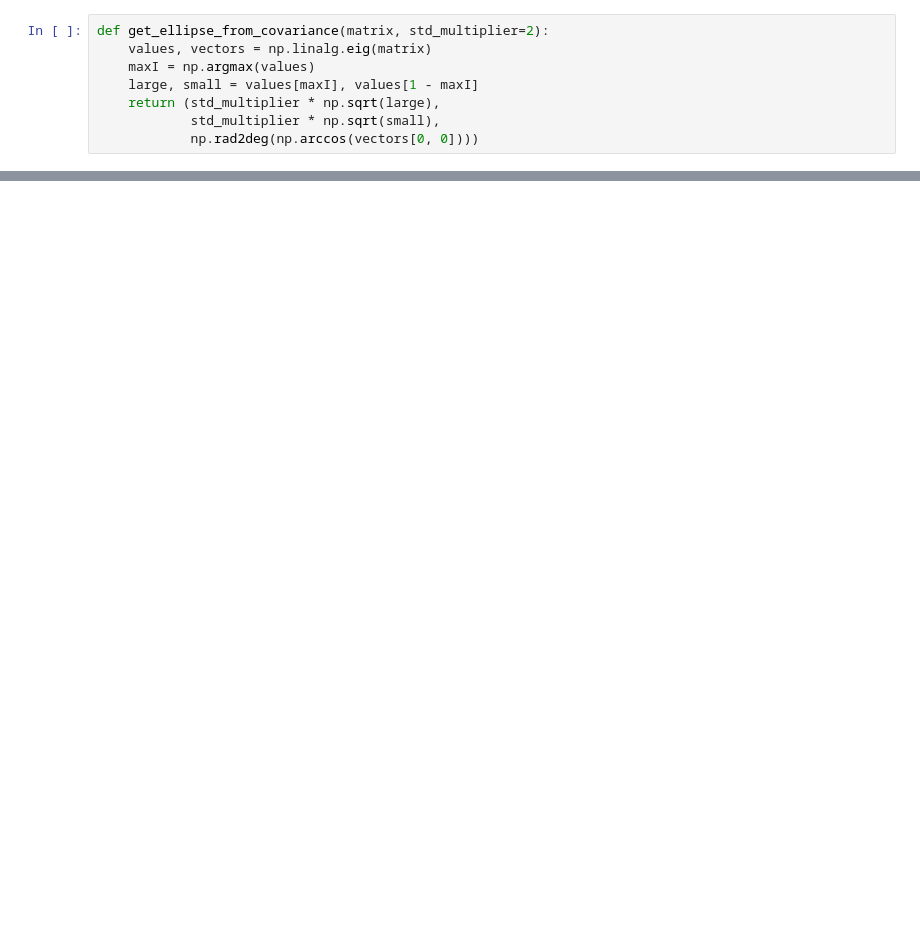
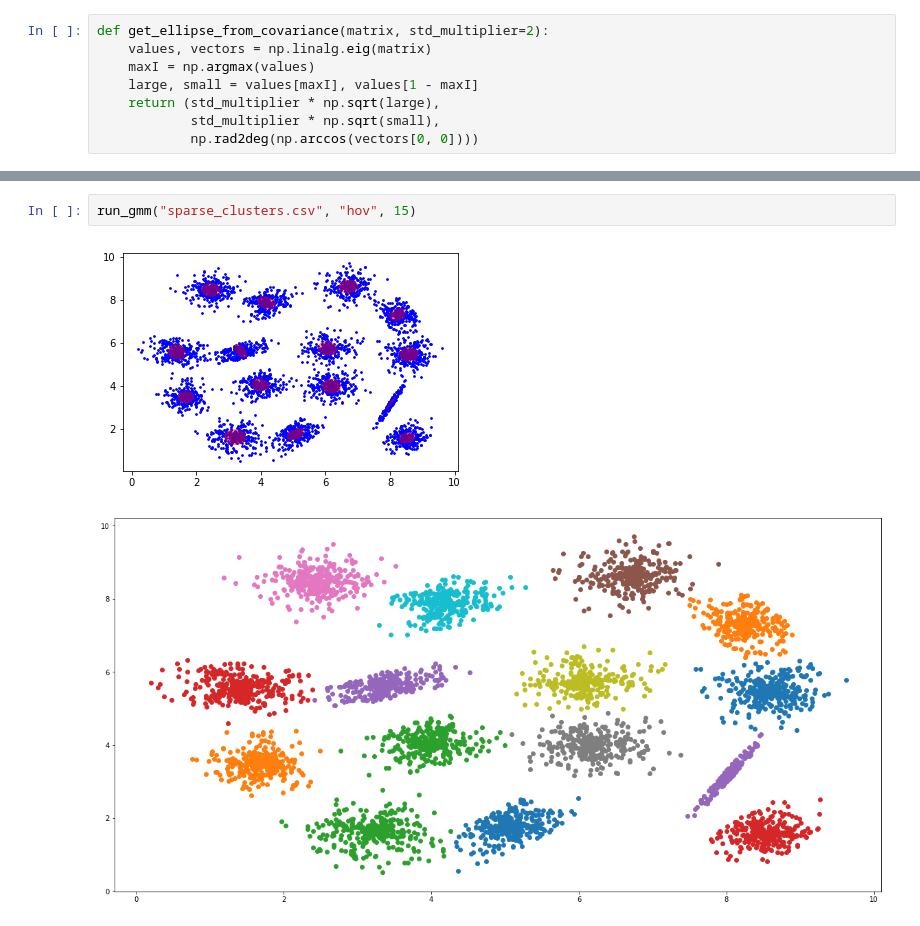
Before and after one commit to hov1417/UnsupervisedHomework, a Jupyter notebook: GMM/plot_covariances.ipynb, the cells around one changed output, grey strips where cells are left out. Saved outputs shown, nothing was run; the diff lists cells and outputs as text; blank space fills up the shorter version.

```diff
--- a/GMM/plot_covariances.ipynb
+++ b/GMM/plot_covariances.ipynb
@@ -136,2 +129,7 @@ def run_gmm(dataPath, name, k):
     plt.show()
+# %%
+run_gmm("sparse_clusters.csv", "hov", 15)
+# %% [output]
+[figure, added]
+[figure, added]
 # %%
```
Also changed, not shown: parts of 5 cells of this notebook, 4 other files.
